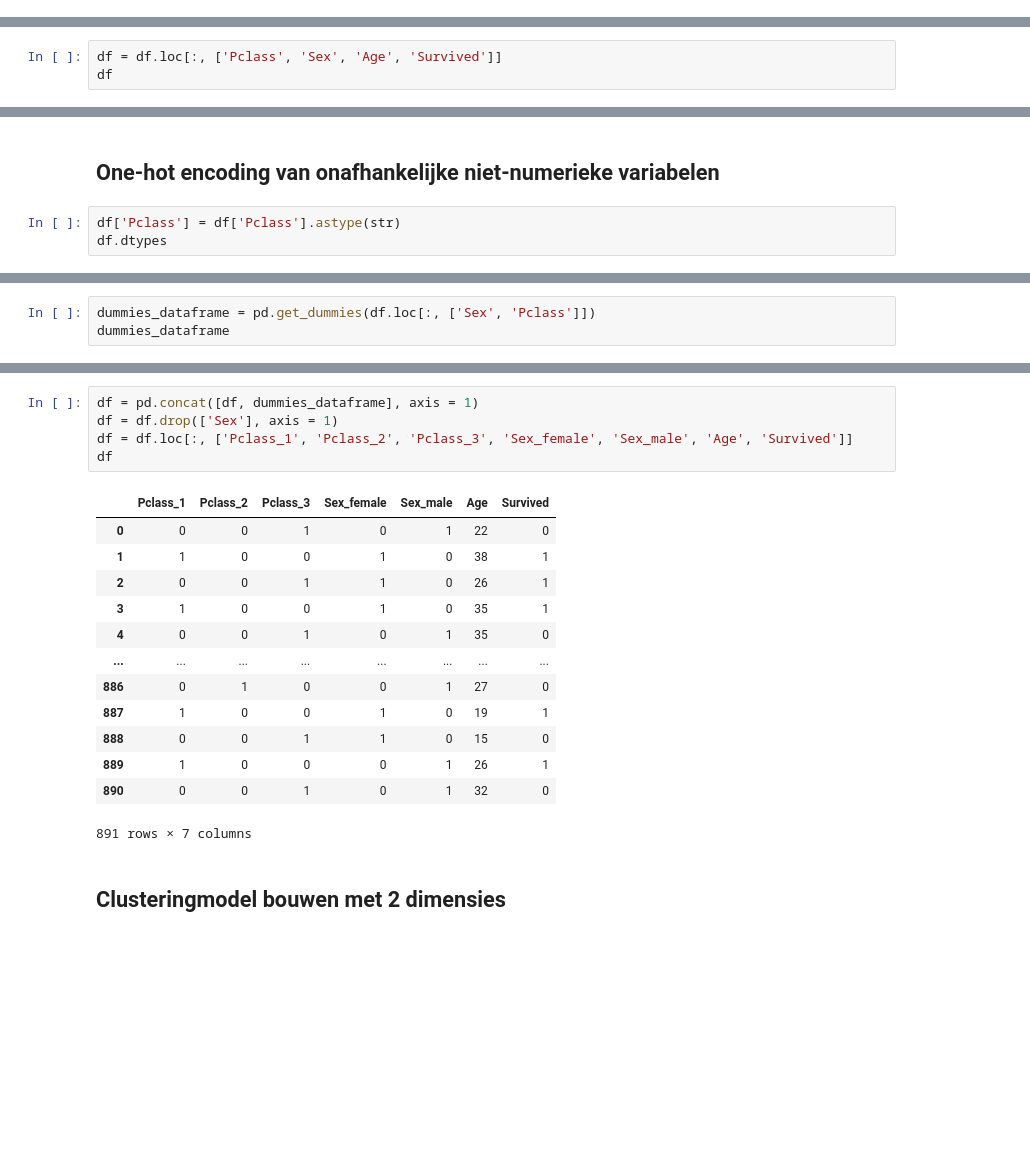
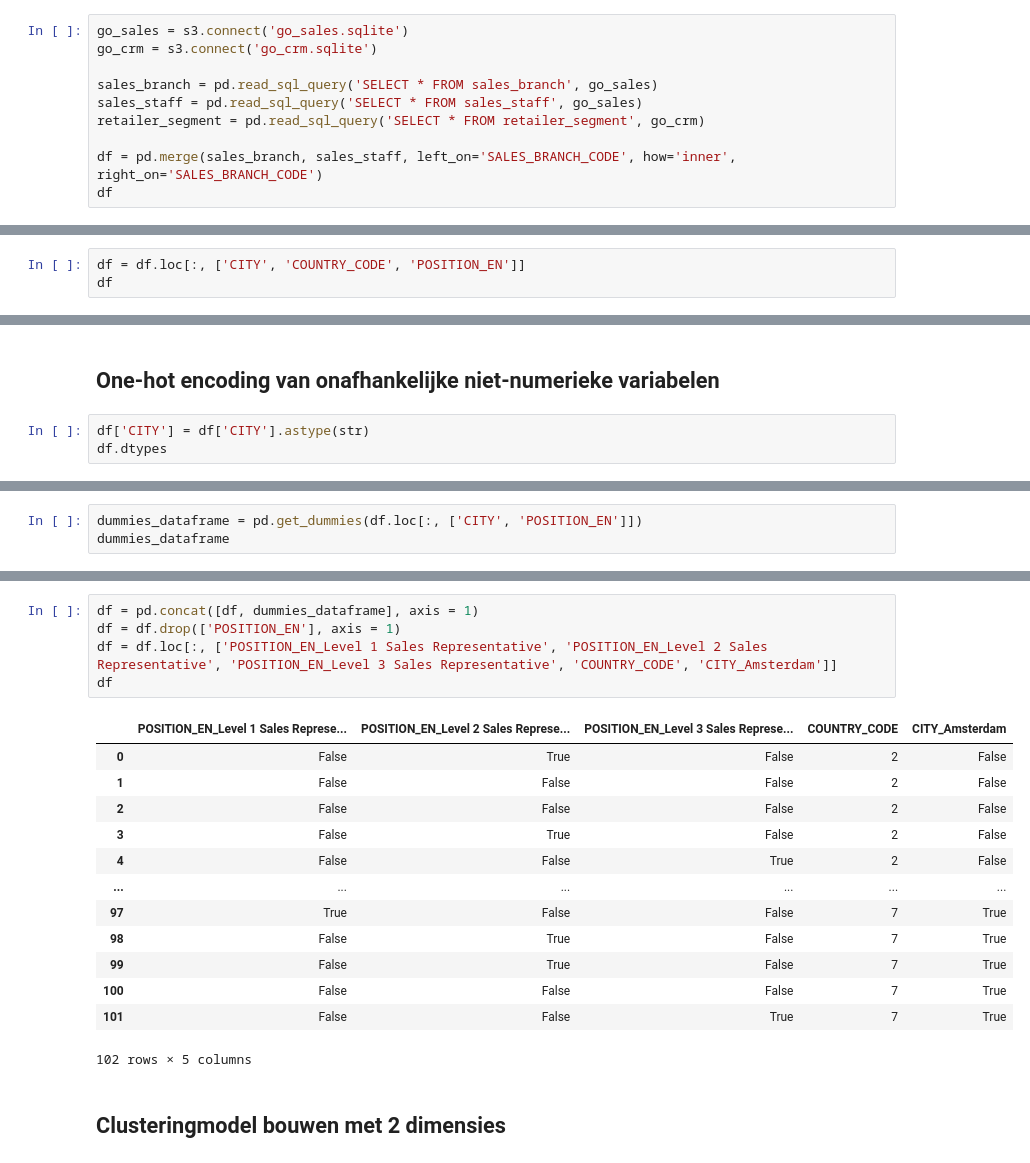
Before and after one commit to david1law/DEDS_Portfolio, a Jupyter notebook: Practicum_9.1_Opdrachten.ipynb, the cells around one changed output, grey strips where cells are left out. Saved outputs shown, nothing was run; the diff lists cells and outputs as text; blank space fills up the shorter version.

```diff
--- a/Practicum_9.1_Opdrachten.ipynb
+++ b/Practicum_9.1_Opdrachten.ipynb
@@ -37,0 +16,10 @@ df
+# %%
+go_sales = s3.connect('go_sales.sqlite')
+go_crm = s3.connect('go_crm.sqlite')
+
+sales_branch = pd.read_sql_query('SELECT * FROM sales_branch', go_sales)
+sales_staff = pd.read_sql_query('SELECT * FROM sales_staff', go_sales)
+retailer_segment = pd.read_sql_query('SELECT * FROM retailer_segment', go_crm)
+
+df = pd.merge(sales_branch, sales_staff, left_on='SALES_BRANCH_CODE', how='inner', right_on='SALES_BRANCH_CODE')
+df
@@ -38,4 +40,4 @@ df
 # %%
-df = df.loc[:, ['Pclass', 'Sex', 'Age', 'Survived']]
+df = df.loc[:, ['CITY', 'COUNTRY_CODE', 'POSITION_EN']]
 df
 # %% [output]
@@ -55,6 +57,6 @@ df
 # %% [markdown]
 ## One-hot encoding van onafhankelijke niet-numerieke variabelen
 # %%
-df['Pclass'] = df['Pclass'].astype(str)
+df['CITY'] = df['CITY'].astype(str)
 df.dtypes
 # %% [output]
@@ -65,5 +66,5 @@ Survived     int64
 dtype: object
 # %%
-dummies_dataframe = pd.get_dummies(df.loc[:, ['Sex', 'Pclass']])
+dummies_dataframe = pd.get_dummies(df.loc[:, ['CITY', 'POSITION_EN']])
 dummies_dataframe
 # %% [output]
@@ -83,22 +84,22 @@ dummies_dataframe
 # %%
 df = pd.concat([df, dummies_dataframe], axis = 1)
-df = df.drop(['Sex'], axis = 1)
-df = df.loc[:, ['Pclass_1', 'Pclass_2', 'Pclass_3', 'Sex_female', 'Sex_male', 'Age', 'Survived']]
+df = df.drop(['POSITION_EN'], axis = 1)
+df = df.loc[:, ['POSITION_EN_Level 1 Sales Representative', 'POSITION_EN_Level 2 Sales Representative', 'POSITION_EN_Level 3 Sales Representative', 'COUNTRY_CODE', 'CITY_Amsterdam']]
 df
 # %% [output]
-|  | Pclass_1 | Pclass_2 | Pclass_3 | Sex_female | Sex_male | Age | Survived |
-| 0 | 0 | 0 | 1 | 0 | 1 | 22 | 0 |
-| 1 | 1 | 0 | 0 | 1 | 0 | 38 | 1 |
-| 2 | 0 | 0 | 1 | 1 | 0 | 26 | 1 |
-| 3 | 1 | 0 | 0 | 1 | 0 | 35 | 1 |
-| 4 | 0 | 0 | 1 | 0 | 1 | 35 | 0 |
-| ... | ... | ... | ... | ... | ... | ... | ... |
-| 886 | 0 | 1 | 0 | 0 | 1 | 27 | 0 |
-| 887 | 1 | 0 | 0 | 1 | 0 | 19 | 1 |
-| 888 | 0 | 0 | 1 | 1 | 0 | 15 | 0 |
-| 889 | 1 | 0 | 0 | 0 | 1 | 26 | 1 |
-| 890 | 0 | 0 | 1 | 0 | 1 | 32 | 0 |
+|  | POSITION_EN_Level 1 Sales Represe... | POSITION_EN_Level 2 Sales Represe... | POSITION_EN_Level 3 Sales Represe... | COUNTRY_CODE | CITY_Amsterdam |
+| 0 | False | True | False | 2 | False |
+| 1 | False | False | False | 2 | False |
+| 2 | False | False | False | 2 | False |
+| 3 | False | True | False | 2 | False |
+| 4 | False | False | True | 2 | False |
+| ... | ... | ... | ... | ... | ... |
+| 97 | True | False | False | 7 | True |
+| 98 | False | True | False | 7 | True |
+| 99 | False | True | False | 7 | True |
+| 100 | False | False | False | 7 | True |
+| 101 | False | False | True | 7 | True |
-891 rows × 7 columns
+102 rows × 5 columns
 # %% [markdown]
 ## Clusteringmodel bouwen met 2 dimensies
 # %%
```
Also changed, not shown: parts of 7 cells of this notebook, 3 other files.
